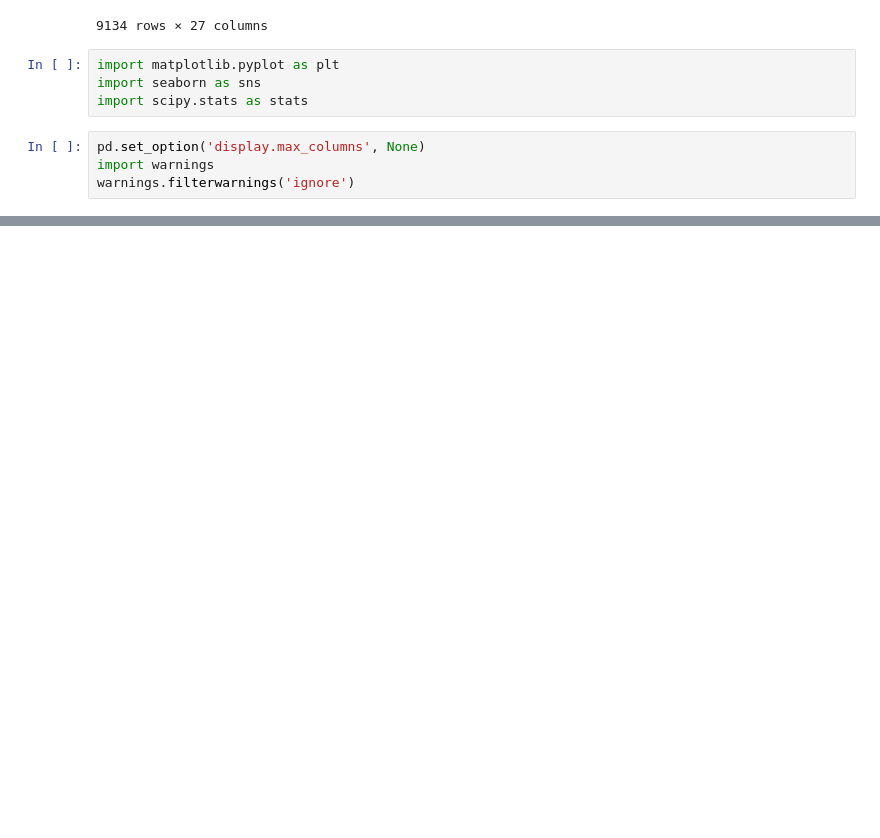
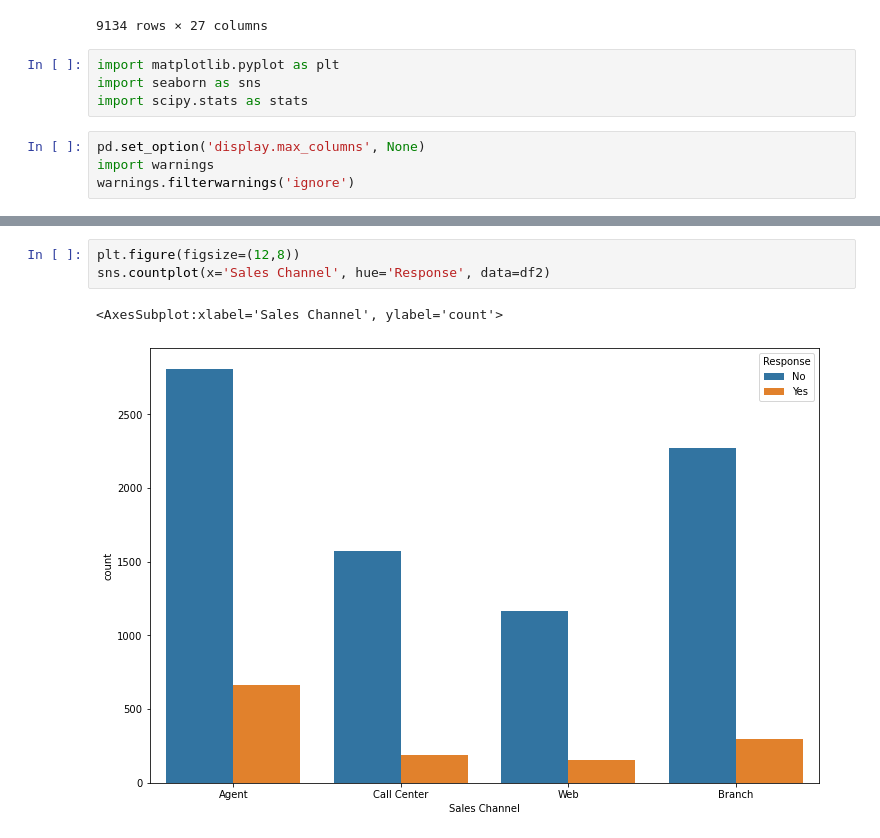
Before and after one commit to vanchido/lab-customer-analysis-round-2, a Jupyter notebook: lab-customer-analysis-round-2.ipynb, the cells around one changed output, grey strips where cells are left out. Drawn from its saved outputs; the diff is of its cells as text; blank space fills up the shorter version.

```diff
--- a/lab-customer-analysis-round-2.ipynb
+++ b/lab-customer-analysis-round-2.ipynb
@@ -334,0 +373,6 @@ summary
+# %%
+plt.figure(figsize=(12,8))
+sns.countplot(x='Sales Channel', hue='Response', data=df2)
+# %% [output]
+<AxesSubplot:xlabel='Sales Channel', ylabel='count'>
+[figure, added]
```
Also changed, not shown: parts of 7 cells of this notebook.
